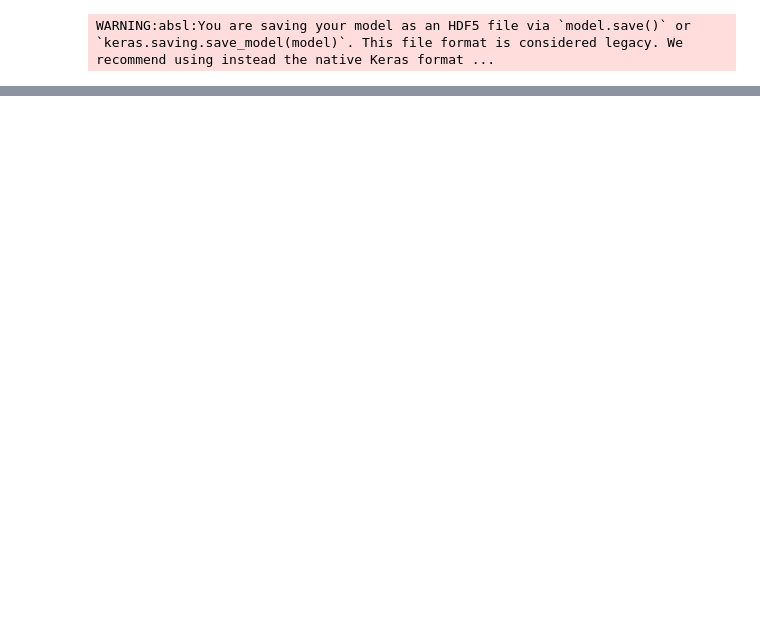
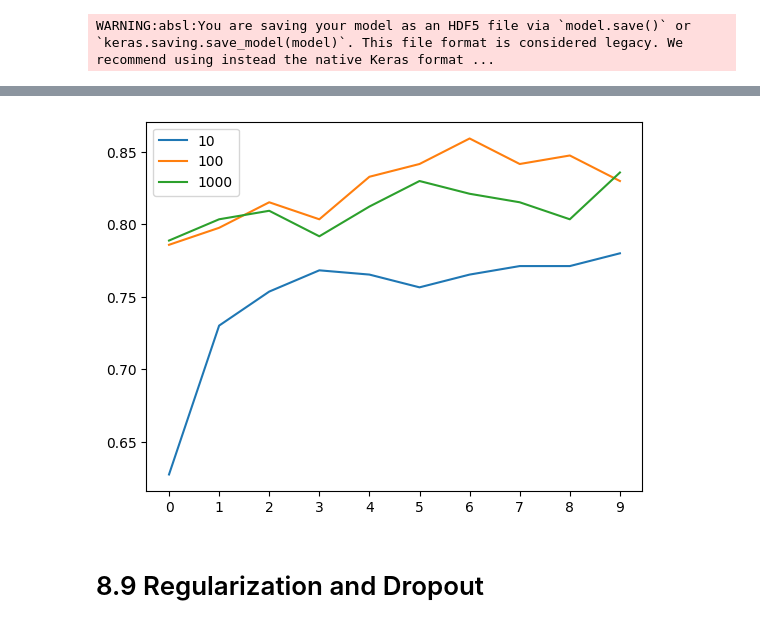
Before and after one commit to kabsmeiou/ml-zoomcamp, a Jupyter notebook: Jupyter Notebook/Lecture 8/lecture-8.ipynb, the cells around one changed output, grey strips where cells are left out. Saved outputs shown, nothing was run; the diff lists cells and outputs as text; code cells hidden in the pictures; blank space fills up the shorter version.

```diff
--- a/Jupyter Notebook/Lecture 8/lecture-8.ipynb
+++ b/Jupyter Notebook/Lecture 8/lecture-8.ipynb
@@ -307,4 +290,14 @@ model.save('model_v1.h5')
 # %% [output]
 WARNING:absl:You are saving your model as an HDF5 file via `model.save()` or `keras.saving.save_model(model)`. This file format is considered legacy. We recommend using instead the native Keras format ...
 # %%
-keras.callbacks.ModelCheckpoint('xception_v1_{epoch:02d}_{val_accuracy:.3f}.h5')
+# save only when there's improvement with save_best_only=True
+checkpoint = keras.callbacks.ModelCheckpoint('xception_v1_{epoch:02d}_{val_accuracy:.3f}.keras',
+                               save_best_only=True,
+                               monitor='val_accuracy',
+                               mode='max')
+# %%
+model = make_model(learning_rate=learning_rate)
+history = model.fit(train_ds,
+                    epochs=10,
+                    validation_data=val_ds,
+                    callbacks=[checkpoint])
@@ -310,0 +331,11 @@ keras.callbacks.ModelCheckpoint('xception_v1_{epoch:02d}_{val_accuracy:.3f}.h5')
+# %%
+scores = {}
+
+for size in [10, 100, 1000]:
+    print(size)
+
+    model = make_model(learning_rate=learning_rate, size_inner=size)
+    history = model.fit(train_ds, epochs=10, validation_data=val_ds)
+    scores[size] = history.history
+
+    print("\n\n")
@@ -310,0 +360,9 @@ keras.callbacks.ModelCheckpoint('xception_v1_{epoch:02d}_{val_accuracy:.3f}.h5')
+# %%
+for size, hst in scores.items():
+    plt.plot(hst['val_accuracy'], label=size)
+plt.xticks(np.arange(10))
+plt.legend();
+# %% [output]
+[figure, added]
+# %% [markdown]
+# 8.9 Regularization and Dropout
```
Also changed, not shown: parts of 14 cells of this notebook, 1 other file.
